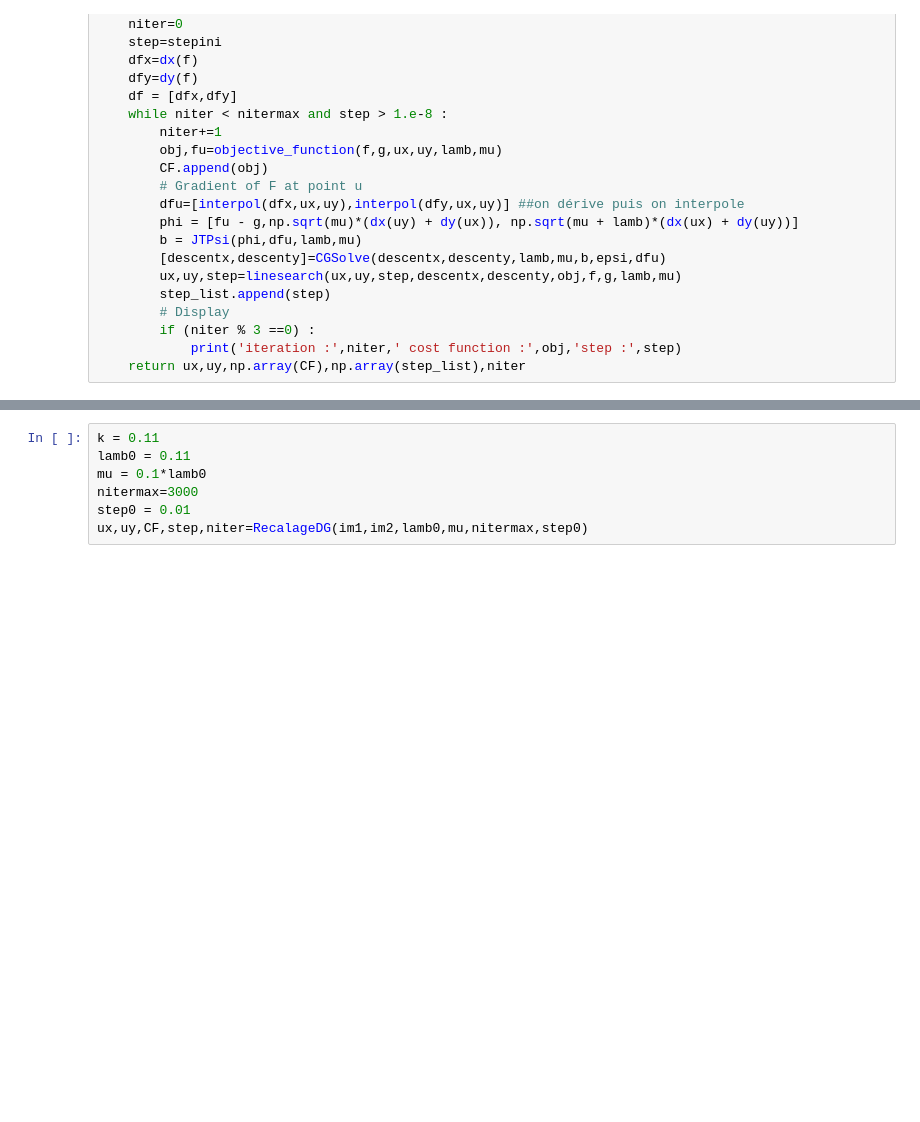
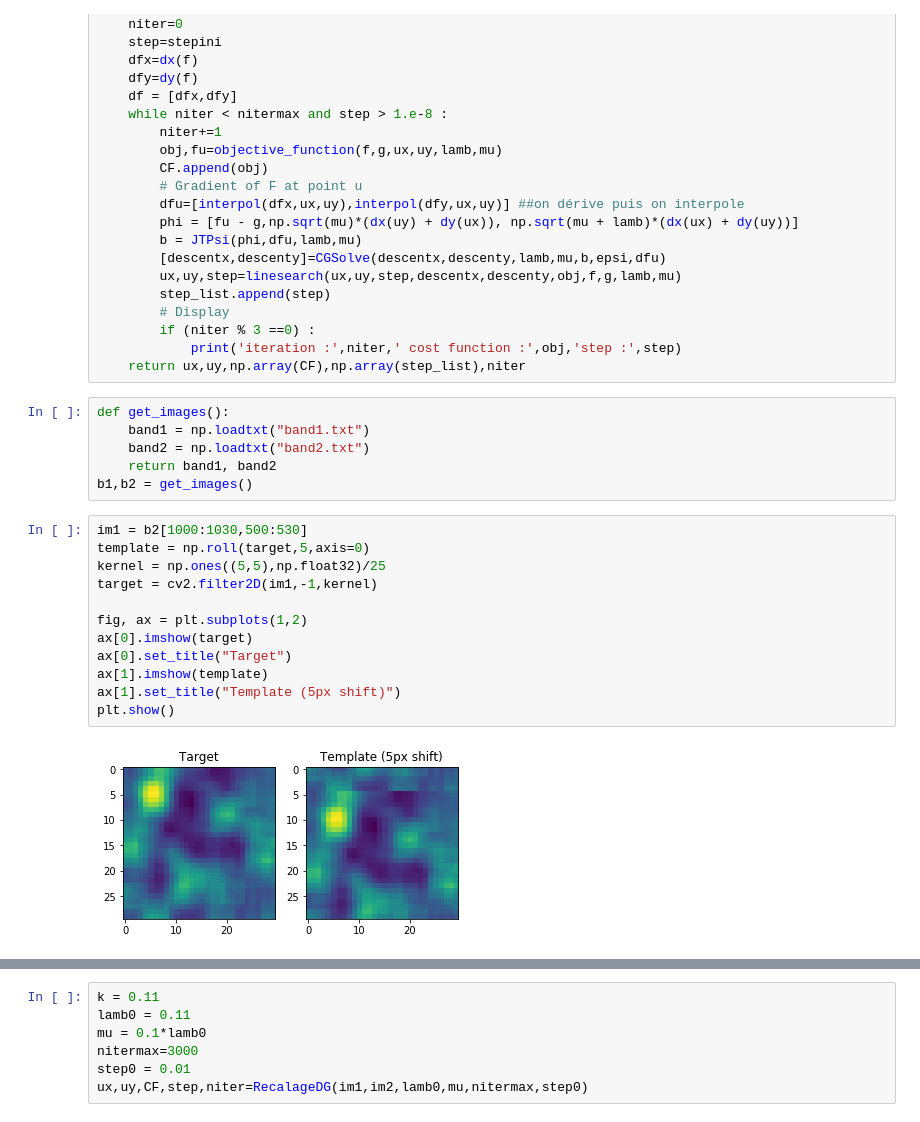
Before and after one commit to YamSok/CESBIO_BIOMASS, a Jupyter notebook: optim.ipynb, the cells around one changed output, grey strips where cells are left out. Cells and saved outputs as stored; diff of their text form; blank space fills up the shorter version.

```diff
--- a/optim.ipynb
+++ b/optim.ipynb
@@ -192,6 +177,26 @@ def RecalageGN(f,g,lamb,mu,nitermax,stepini,epsi) :
         if (niter % 3 ==0) :
             print('iteration :',niter,' cost function :',obj,'step :',step)
     return ux,uy,np.array(CF),np.array(step_list),niter
+# %%
+def get_images():
+    band1 = np.loadtxt("band1.txt")
+    band2 = np.loadtxt("band2.txt")
+    return band1, band2
+b1,b2 = get_images()
+# %%
+im1 = b2[1000:1030,500:530]
+template = np.roll(target,5,axis=0)
+kernel = np.ones((5,5),np.float32)/25
+target = cv2.filter2D(im1,-1,kernel)
+
+fig, ax = plt.subplots(1,2)
+ax[0].imshow(target)
+ax[0].set_title("Target")
+ax[1].imshow(template)
+ax[1].set_title("Template (5px shift)")
+plt.show()
+# %% [output]
+[figure, added]
 # %%
 lamb = np.linspace(-1,1.5,10)
 mu = np.copy(0.1*lamb)
```
Also changed, not shown: parts of 17 cells of this notebook.
